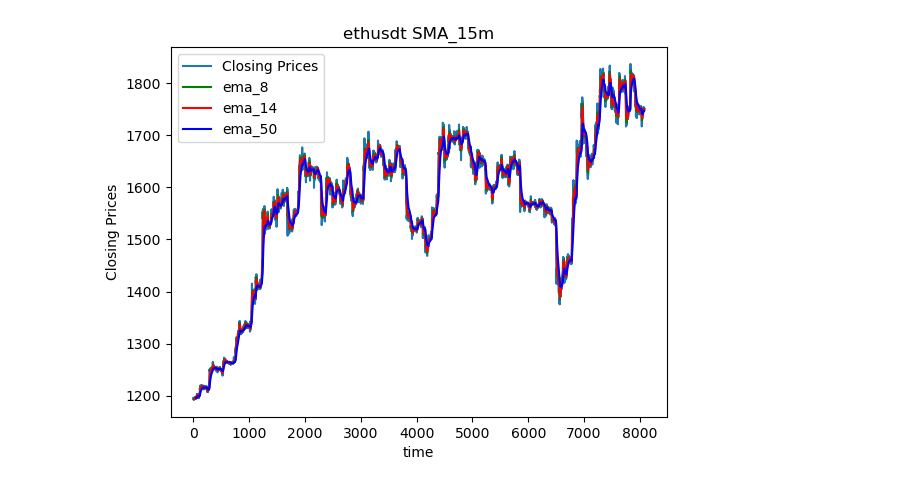
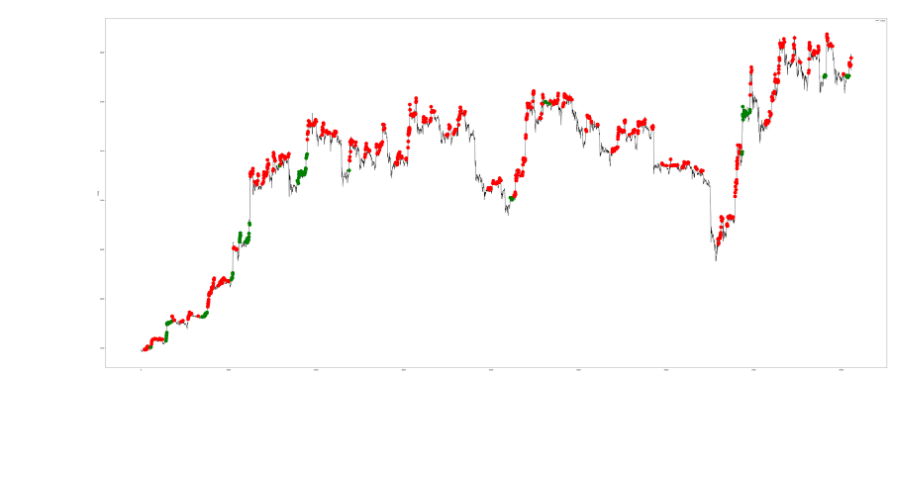
Before and after one commit to chiangyenju/Trade, a Jupyter notebook: 007_BackTest_kd&ema&atr.ipynb, the cells around one changed output. Saved outputs shown, nothing was run; the diff lists cells and outputs as text; code cells hidden in the pictures; blank space fills up the shorter version.

```diff
--- a/007_BackTest_kd&ema&atr.ipynb
+++ b/007_BackTest_kd&ema&atr.ipynb
@@ -20,7 +20,7 @@ symbol_C = symbol.upper()
 interval = '15m'
 
 # start epoch till now
-start_time = 1672538583000
+start_time = 1672535100000
 end_time = round(time.time() * 1000)
 # end_time = 1672556207000
 
@@ -137,15 +137,13 @@ def conditions(df):
         # c2
         df['c2'] = df['Close'] >= df['ema_8']
         # c3
-        df['c3'] = df['ema_8'] >= df['ema_14']
+        df['c3'] = df['ema_8'] >= df['ema_18']
         # c4
-        df['c4'] = df['ema_14'] >= df['ema_50']
-
-        df['c5'] = df['rsi'] >= 60
+        df['c4'] = df['ema_18'] >= df['ema_38']
 
     # 條件達成
     df['signal'] = False
-    df.loc[df.c1 & df.c2 & df.c3 & df.c4 & df.c5, 'signal'] = True
+    df.loc[df.c1 & df.c2 & df.c3 & df.c4, 'signal'] = True
 
 
     # 下一根進場
@@ -186,10 +184,6 @@ for index, row in buydf.iterrows():
 
     if index == 0:
         continue
-
-        # set entry price
-        # set stop loss
-        # 進場
 
     elif buydf.at[index, 'openbuy'] == True:
 
@@ -209,11 +203,14 @@ for index, row in buydf.iterrows():
         stop_loss = np.nan
 
     # set take profit
-    elif (buydf.at[index, 'High'] >= close_val.shift(1).at[index] + 3.5 * atr_val.shift(1).at[index]) and in_position == True:
+    elif (buydf.at[index, 'High'] >= close_val.shift(1).at[index] + 4 * atr_val.shift(1).at[index]) and in_position == True:
         buydf.at[index, 'position'] = 'Sell'
         in_position = False
         stop_loss = np.nan
 
+buydf.to_csv('buydf.csv')
+
+raw_entry_df = buydf.copy()
 
 # 過濾有訊號或事件發生的Ｋ線
 buydf = buydf[(buydf['openbuy'] == True) |
@@ -371,13 +372,38 @@ print(result_df)
 # %%
-plt.title(symbol + ' SMA_' + str(interval))
-plt.xlabel('time')
-plt.ylabel('Closing Prices')
-plt.plot(df.Close, label='Closing Prices')
+plt_df = raw_entry_df.copy()
 
-plt.plot(df.ema_8, label='ema_8', c='g')
-plt.plot(df.ema_14, label='ema_14', c='r')
-plt.plot(df.ema_50, label='ema_50', c='b')
+plt.figure(figsize=(80, 36))
+plt.ylabel('Close')
+plt.plot(plt_df.Close, label = 'Close', c ='black')
+
+i = 0
+while i < len(plt_df):
+    if pd.isna(plt_df.position[i]):
+        i += 1
+    elif plt_df.position[i] == 'Buy':
+        j = i + 1
+        while j < len(plt_df) and (pd.isna(plt_df.position[j]) or plt_df.position[j] == 'Buy'):
+            j += 1
+        if j < len(plt_df) and plt_df.position[j] == 'Sell':
+            # Paint all previous 'Buy's green dot
+            for k in range(i, j+1):
+                plt.plot(k, plt_df.entry_p[k], 'go', label='_', markersize=20)
+            i = j
+        elif j < len(plt_df) and plt_df.position[j] == 'Stop':
+            # Paint all previous 'Buy's red dot
+            for k in range(i, j+1):
+                plt.plot(k, plt_df.entry_p[k], 'ro', label='_', markersize=20)
+            i = j + 1
+        else:
+            i = j
+    else:
+        i += 1
+
 plt.legend()
 plt.show()
+
+
+# 之所以出現大量紅點，原因為：連續加倉會調整整個部位停利和停損，因此一些進倉部位會因為調高後的＂整個部位＂停損而出場，但該入場損益依舊為正
+# 意思是該部位之停損已經高於許多前面部位之進場點位
 # %% [output]
-[figure, old version]
+[figure, new version]
```
Also changed, not shown: parts of 6 cells of this notebook, 4 other files.
